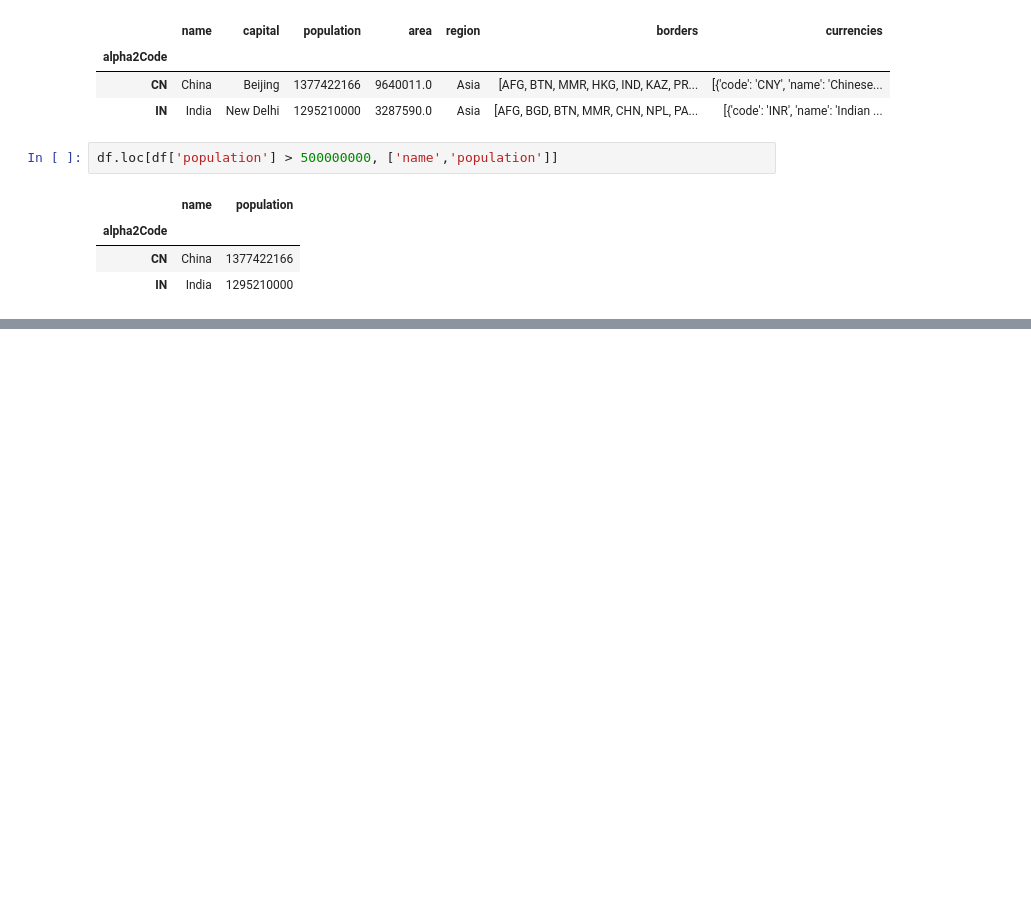
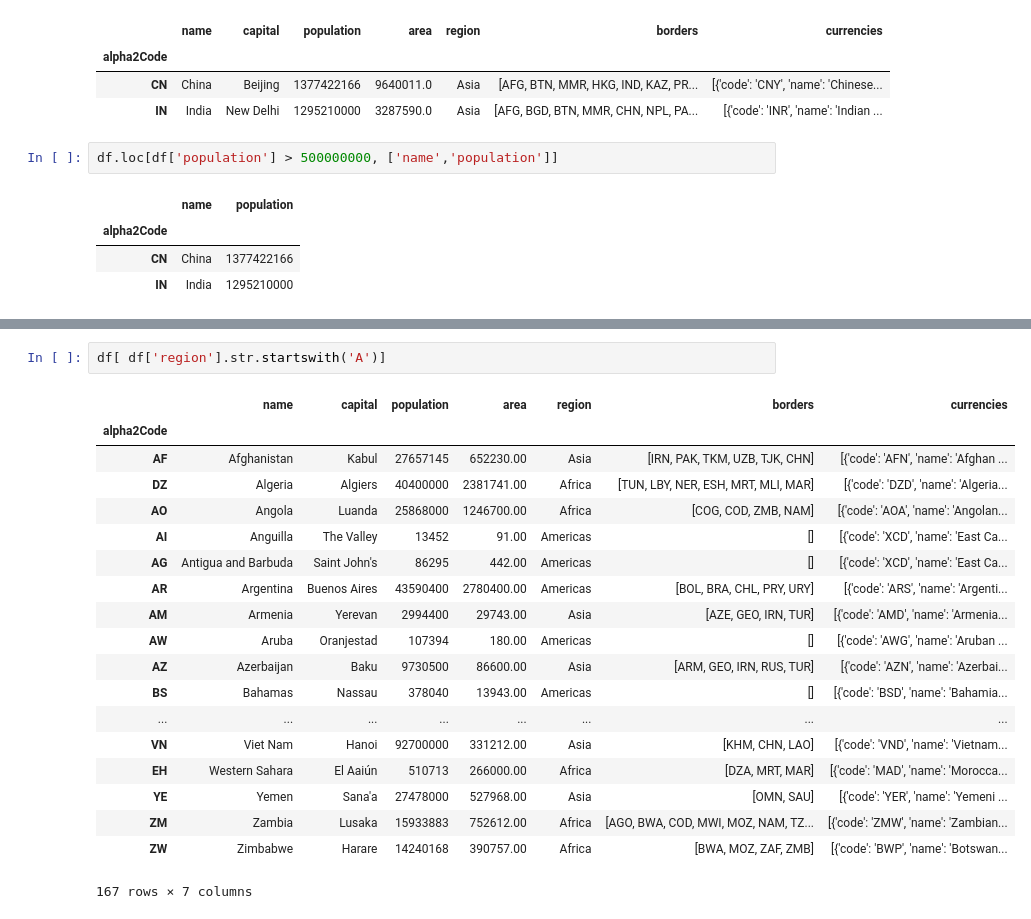
Before and after one commit to srikanthpragada/DS_16_AUG_2019, a Jupyter notebook: coutries.ipynb, the cells around one changed output, grey strips where cells are left out. Cells and saved outputs as stored; diff of their text form; blank space fills up the shorter version.

```diff
--- a/coutries.ipynb
+++ b/coutries.ipynb
@@ -66,0 +97,22 @@ df.nlargest(5,'area')
+# %%
+df[ df['region'].str.startswith('A')]
+# %% [output]
+|  | name | capital | population | area | region | borders | currencies |
+| alpha2Code |  |  |  |  |  |  |  |
+| AF | Afghanistan | Kabul | 27657145 | 652230.00 | Asia | [IRN, PAK, TKM, UZB, TJK, CHN] | [{'code': 'AFN', 'name': 'Afghan ... |
+| DZ | Algeria | Algiers | 40400000 | 2381741.00 | Africa | [TUN, LBY, NER, ESH, MRT, MLI, MAR] | [{'code': 'DZD', 'name': 'Algeria... |
+| AO | Angola | Luanda | 25868000 | 1246700.00 | Africa | [COG, COD, ZMB, NAM] | [{'code': 'AOA', 'name': 'Angolan... |
+| AI | Anguilla | The Valley | 13452 | 91.00 | Americas | [] | [{'code': 'XCD', 'name': 'East Ca... |
+| AG | Antigua and Barbuda | Saint John's | 86295 | 442.00 | Americas | [] | [{'code': 'XCD', 'name': 'East Ca... |
+| AR | Argentina | Buenos Aires | 43590400 | 2780400.00 | Americas | [BOL, BRA, CHL, PRY, URY] | [{'code': 'ARS', 'name': 'Argenti... |
+| AM | Armenia | Yerevan | 2994400 | 29743.00 | Asia | [AZE, GEO, IRN, TUR] | [{'code': 'AMD', 'name': 'Armenia... |
+| AW | Aruba | Oranjestad | 107394 | 180.00 | Americas | [] | [{'code': 'AWG', 'name': 'Aruban ... |
+| AZ | Azerbaijan | Baku | 9730500 | 86600.00 | Asia | [ARM, GEO, IRN, RUS, TUR] | [{'code': 'AZN', 'name': 'Azerbai... |
+| BS | Bahamas | Nassau | 378040 | 13943.00 | Americas | [] | [{'code': 'BSD', 'name': 'Bahamia... |
+| ... | ... | ... | ... | ... | ... | ... | ... |
+| VN | Viet Nam | Hanoi | 92700000 | 331212.00 | Asia | [KHM, CHN, LAO] | [{'code': 'VND', 'name': 'Vietnam... |
+| EH | Western Sahara | El Aaiún | 510713 | 266000.00 | Africa | [DZA, MRT, MAR] | [{'code': 'MAD', 'name': 'Morocca... |
+| YE | Yemen | Sana'a | 27478000 | 527968.00 | Asia | [OMN, SAU] | [{'code': 'YER', 'name': 'Yemeni ... |
+| ZM | Zambia | Lusaka | 15933883 | 752612.00 | Africa | [AGO, BWA, COD, MWI, MOZ, NAM, TZ... | [{'code': 'ZMW', 'name': 'Zambian... |
+| ZW | Zimbabwe | Harare | 14240168 | 390757.00 | Africa | [BWA, MOZ, ZAF, ZMB] | [{'code': 'BWP', 'name': 'Botswan... |
+167 rows × 7 columns
```
Also changed, not shown: parts of 5 cells of this notebook, 1 other file.
